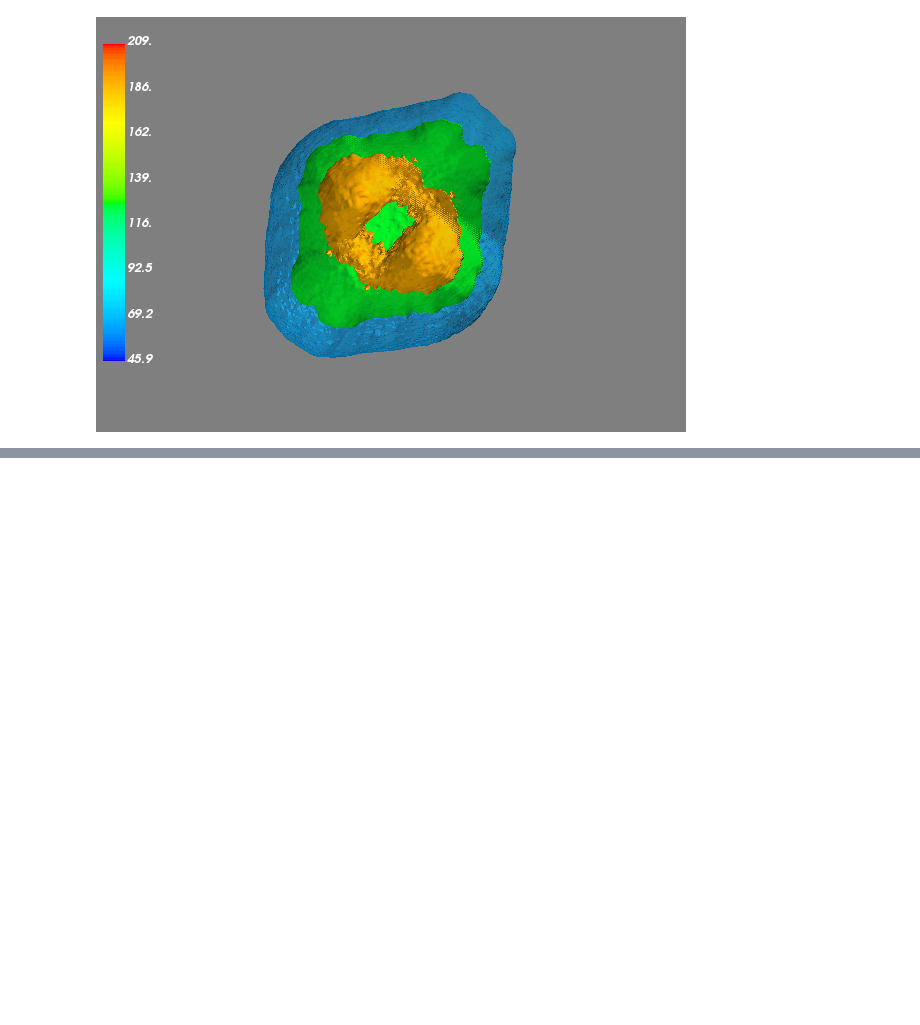
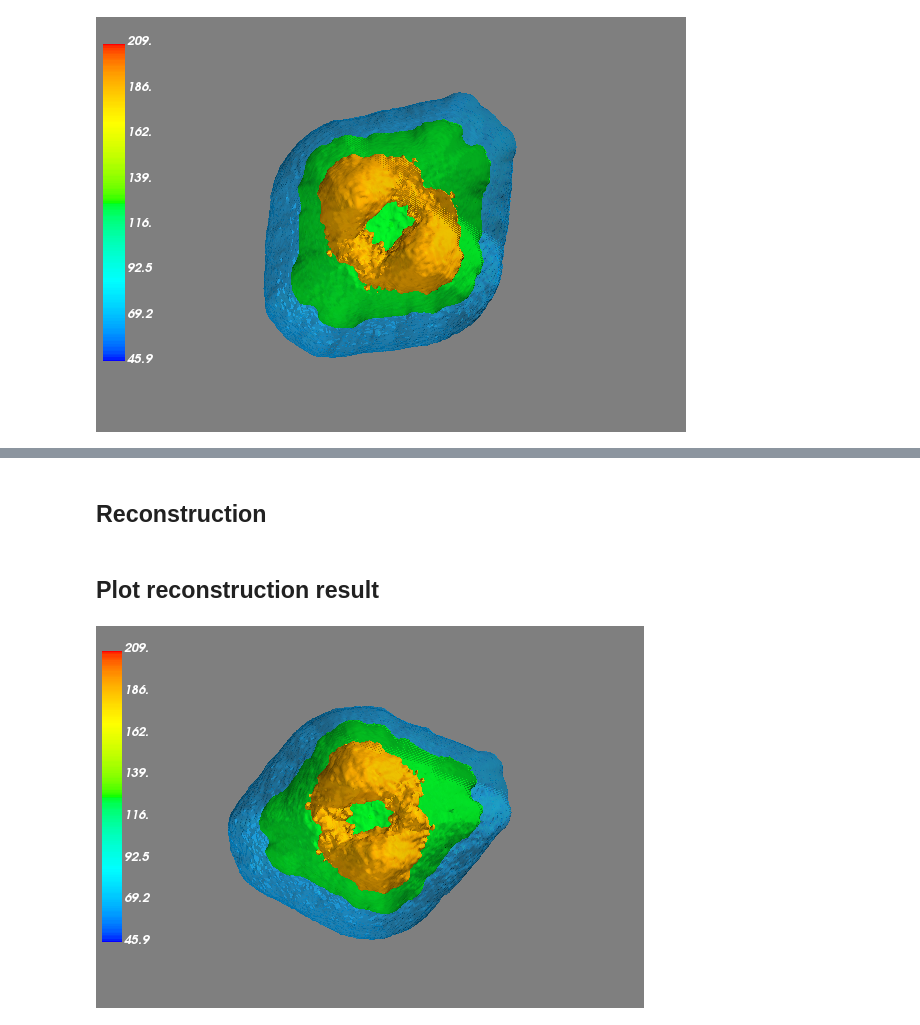
Before and after one commit to JelenaBanjac/protein-reconstruction, a Jupyter notebook: notebooks/3-reconstruction/reconstruction.ipynb, the cells around one changed output, grey strips where cells are left out. Cells and saved outputs as stored; diff of their text form; code cells hidden in the pictures; blank space fills up the shorter version.

```diff
--- a/notebooks/3-reconstruction/reconstruction.ipynb
+++ b/notebooks/3-reconstruction/reconstruction.ipynb
@@ -418,0 +426,2 @@ Image(filename='data/5a1a_projections_and_angles_rotmattest_T.png')
+# %% [markdown]
+## Reconstruction
@@ -418,0 +468,2 @@ Image(filename='data/5a1a_projections_and_angles_rotmattest_T.png')
+# %% [markdown]
+## Plot reconstruction result
@@ -418,0 +475,4 @@ Image(filename='data/5a1a_projections_and_angles_rotmattest_T.png')
+# %%
+Image(filename='data/5a1a_projections_and_angles_quaterniontest_T.png')
+# %% [output]
+[figure, added]
```
Also changed, not shown: parts of 5 cells of this notebook, 2 other files.
